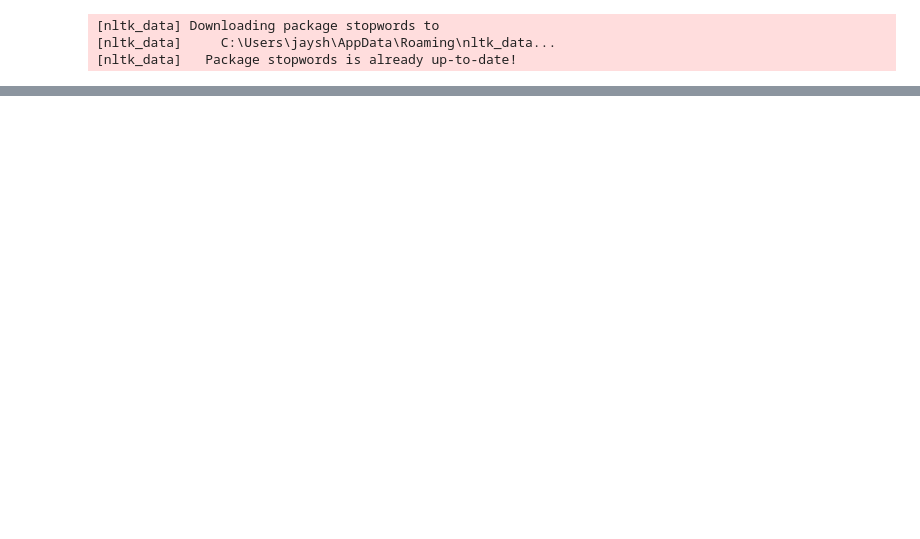
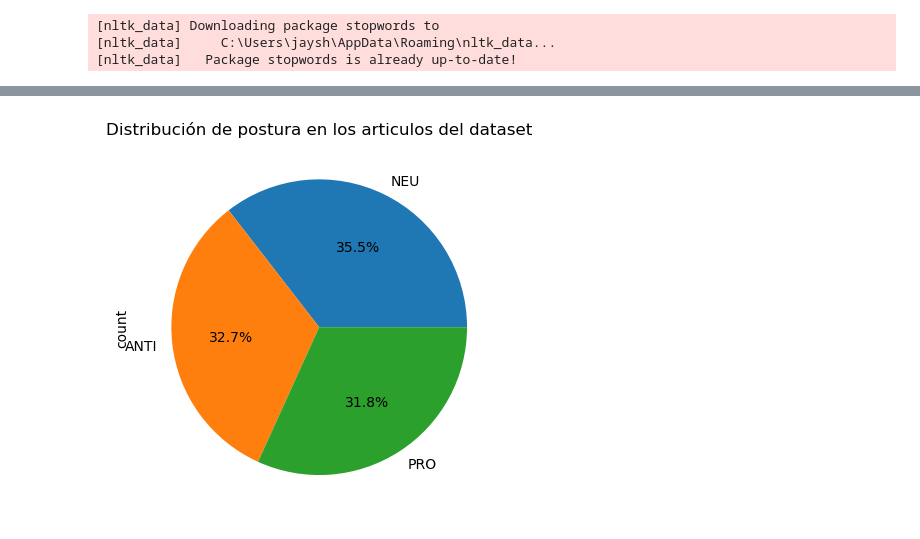
Before and after one commit to JAYCANGI/TFG, a Jupyter notebook: Models/models.ipynb, the cells around one changed output, grey strips where cells are left out. Saved outputs shown, nothing was run; the diff lists cells and outputs as text; code cells hidden in the pictures; blank space fills up the shorter version.

```diff
--- a/Models/models.ipynb
+++ b/Models/models.ipynb
@@ -84,0 +218,14 @@ Name: sentiment_score, dtype: float64
+# %%
+# Function to Detect Stance Based on Word Counts
+def detect_stance(pro_count, anti_count):
+    if pro_count > anti_count:
+        return "PRO"
+    elif anti_count > pro_count:
+        return "ANTI"
+    else:
+        return "NEU"
+
+df["stance"] = df.apply(lambda row: detect_stance(row["pro_immigration_count"], row["anti_immigration_count"]), axis=1)
+
+# Print Stance Distribution
+print(df["stance"].value_counts())
@@ -84,0 +254,5 @@ Name: sentiment_score, dtype: float64
+# %%
+plot = df["stance"].value_counts().plot(kind='pie', title="Distribución de postura en los articulos del dataset", autopct='%1.1f%%')
+plt.show()
+# %% [output]
+[figure, added]
```
Also changed, not shown: parts of 44 cells of this notebook, 4 other files.
